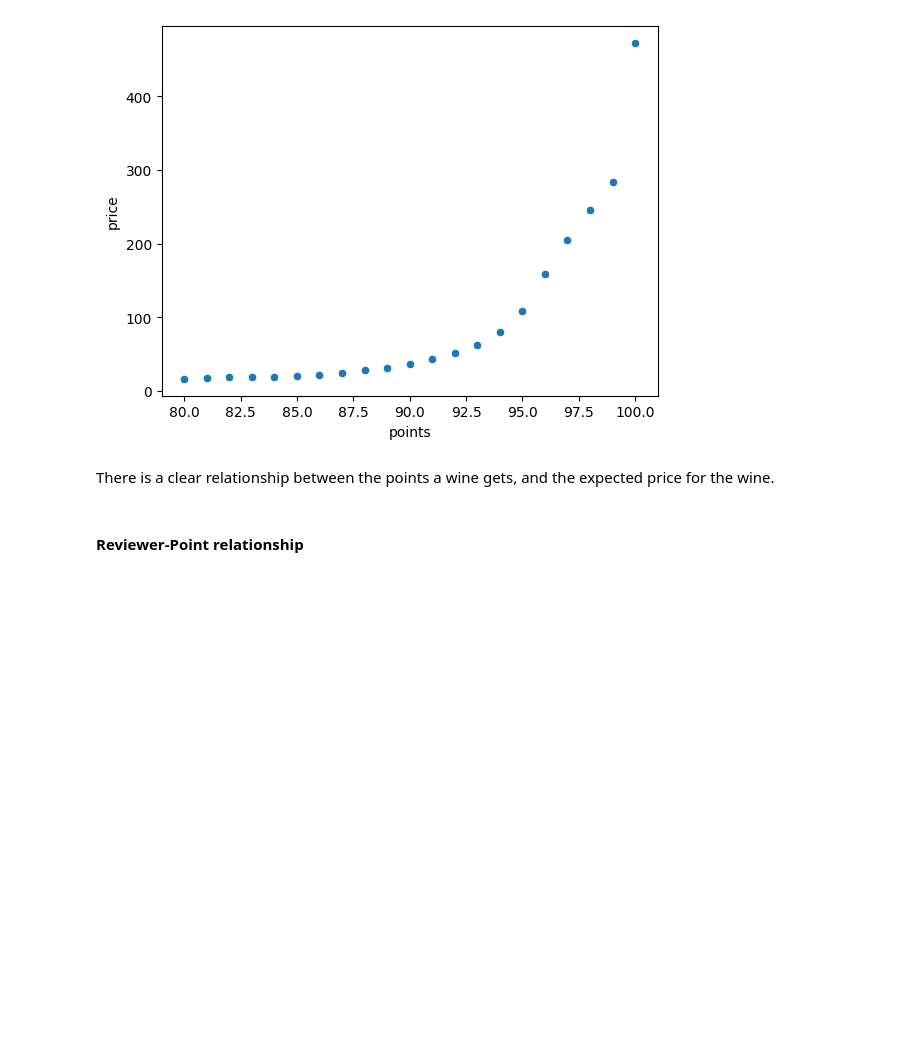
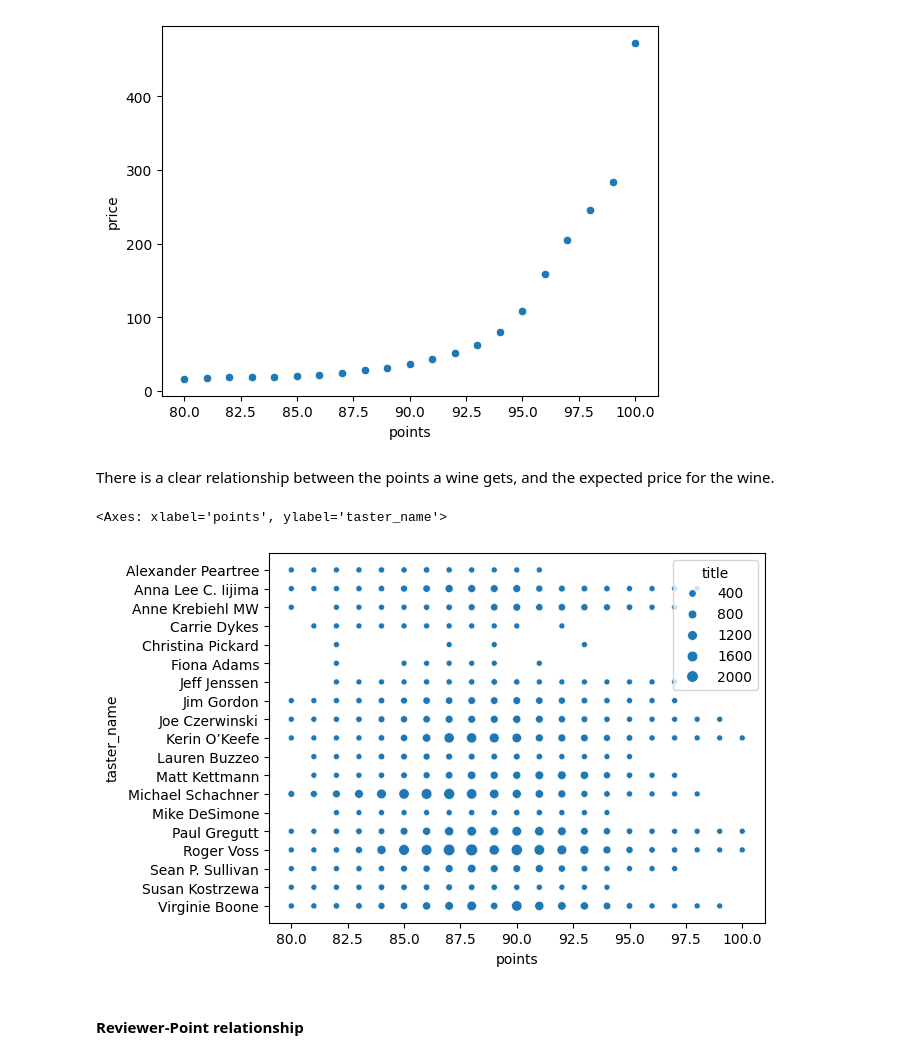
Before and after one commit to pasmith/oenologist, a Jupyter notebook: wine_review-1.ipynb, the cells around one changed output. Cells and saved outputs as stored; diff of their text form; code cells hidden in the pictures; blank space fills up the shorter version.

```diff
--- a/wine_review-1.ipynb
+++ b/wine_review-1.ipynb
@@ -634,6 +634,11 @@ sns.scatterplot(wine_df.groupby('points')[['price']].mean(), x='points', y='pric
 [figure]
 # %% [markdown]
 There is a clear relationship between the points a wine gets, and the expected price for the wine.
+# %%
+sns.scatterplot(wine_df.groupby(['taster_name', 'points'])[['title']].count().reset_index(), x='points', y='taster_name', size='title')
+# %% [output]
+<Axes: xlabel='points', ylabel='taster_name'>
+[figure, added]
 # %% [markdown]
 #### Reviewer-Point relationship
 # %%
```
